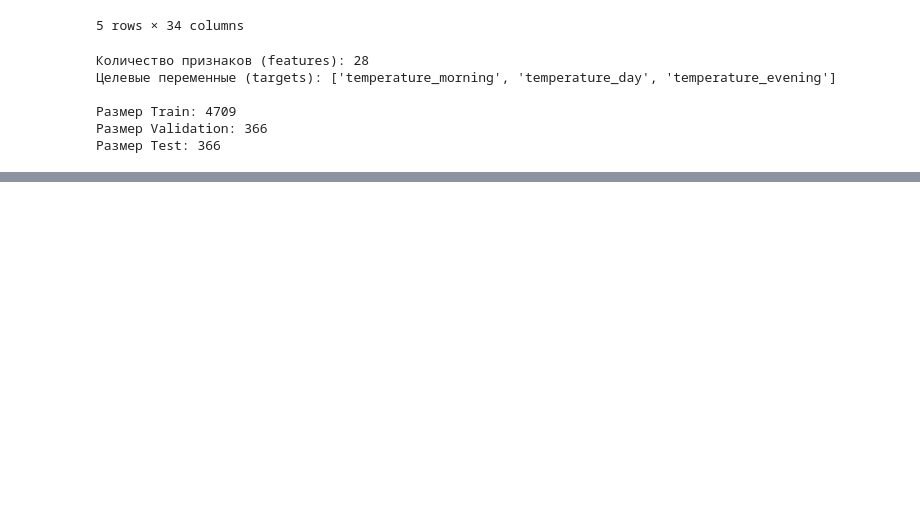
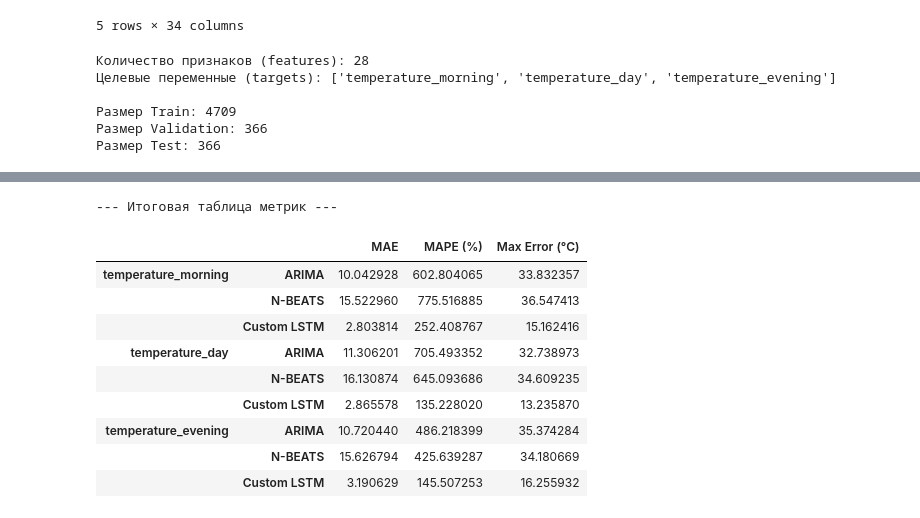
Before and after one commit to matchingfundspaster293/WeatherForecast, a Jupyter notebook: notebooks/2_model_training.ipynb, the cells around one changed output, grey strips where cells are left out. Saved outputs shown, nothing was run; the diff lists cells and outputs as text; code cells hidden in the pictures; blank space fills up the shorter version.

Commit message:
feat: add Max Error in metrics

```diff
--- a/notebooks/2_model_training.ipynb
+++ b/notebooks/2_model_training.ipynb
@@ -421,0 +426,22 @@ display(results_df.style.background_gradient(cmap='viridis_r', subset=['MAE', 'M
+# %%
+for i, target_name in enumerate(TARGET_COLS):
+    metrics[target_name]['ARIMA']['Max Error (°C)'] = np.max(np.abs(y_test_actual[:, i] - arima_preds_short[:, i]))
+    metrics[target_name]['N-BEATS']['Max Error (°C)'] = np.max(np.abs(y_test_actual[:, i] - nbeats_preds_short[:, i]))
+    metrics[target_name]['Custom LSTM']['Max Error (°C)'] = np.max(np.abs(y_test_actual[:, i] - lstm_preds[:, i]))
+
+results_df = pd.DataFrame.from_dict({(i,j): metrics[i][j] for i in metrics.keys() for j in metrics[i].keys()}, orient='index')
+
+print("\n\n--- Итоговая таблица метрик ---")
+display(results_df.style.background_gradient(cmap='viridis_r', subset=['MAE', 'MAPE (%)', 'Max Error (°C)']))
+# %% [output]
+--- Итоговая таблица метрик ---
+|  |  | MAE | MAPE (%) | Max Error (°C) |
+| temperature_morning | ARIMA | 10.042928 | 602.804065 | 33.832357 |
+|  | N-BEATS | 15.522960 | 775.516885 | 36.547413 |
+|  | Custom LSTM | 2.803814 | 252.408767 | 15.162416 |
+| temperature_day | ARIMA | 11.306201 | 705.493352 | 32.738973 |
+|  | N-BEATS | 16.130874 | 645.093686 | 34.609235 |
+|  | Custom LSTM | 2.865578 | 135.228020 | 13.235870 |
+| temperature_evening | ARIMA | 10.720440 | 486.218399 | 35.374284 |
+|  | N-BEATS | 15.626794 | 425.639287 | 34.180669 |
+|  | Custom LSTM | 3.190629 | 145.507253 | 16.255932 |
```
Also changed, not shown: parts of 5 cells of this notebook.
